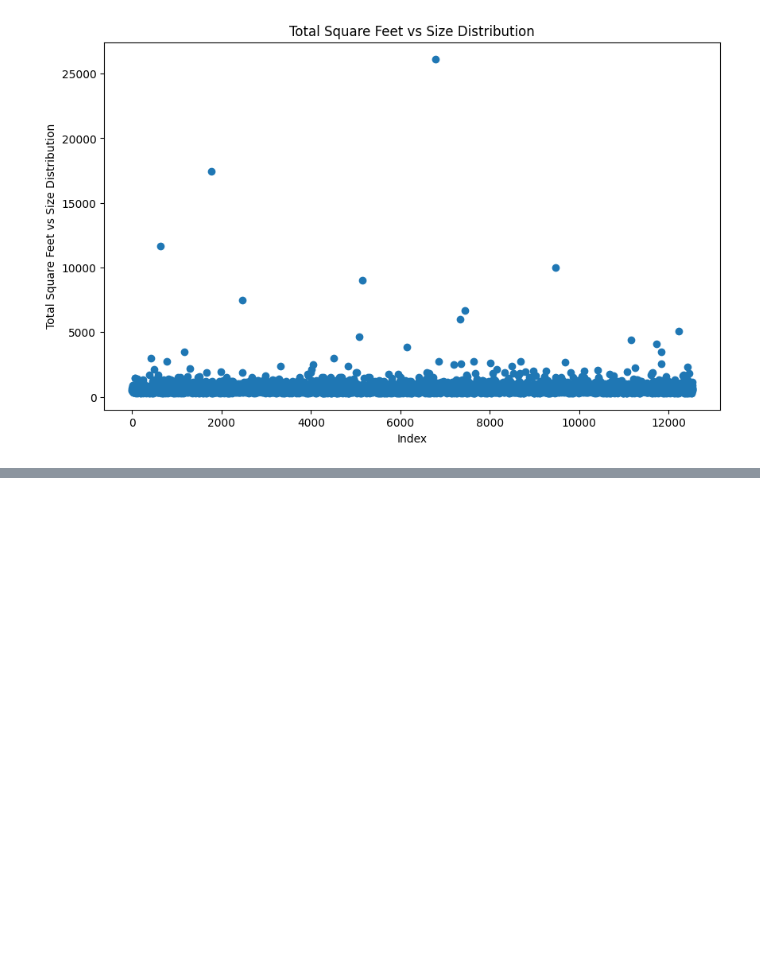
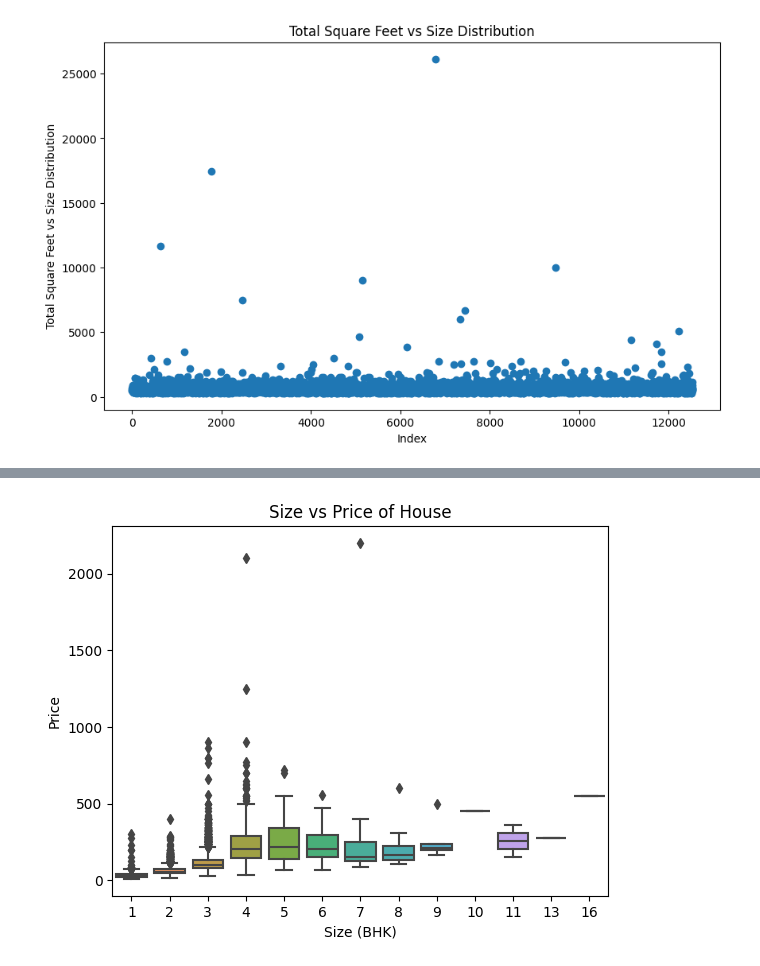
Before and after one commit to LCM-org/AML-3104-BHPP, a Jupyter notebook: main.ipynb, the cells around one changed output, grey strips where cells are left out. Cells and saved outputs as stored; diff of their text form; code cells hidden in the pictures; blank space fills up the shorter version.

```diff
--- a/main.ipynb
+++ b/main.ipynb
@@ -642,0 +672,26 @@ plt.show()
+# %%
+# Removing outliers in the 'price_per_sqft' column based on the number of bedrooms ('size')
+def remove_bhk_outliers(df):
+    exclude_indices = np.array([])
+    for location, location_df in df.groupby('location'):
+        bhk_stats = {}
+        for bhk, bhk_df in location_df.groupby('size'):
+            bhk_stats[bhk] = {
+                'mean': np.mean(bhk_df.price_per_sqft),
+                'std': np.std(bhk_df.price_per_sqft),
+                'count': bhk_df.shape[0]
+            }
+        for bhk, bhk_df in location_df.groupby('size'):
+            stats = bhk_stats.get(bhk-1)
+            if stats and stats['count'] > 5:
+                exclude_indices = np.append(exclude_indices, bhk_df[bhk_df.price_per_sqft < stats['mean']].index.values)
+    return df.drop(exclude_indices, axis='index')
+
+# Applying the remove_bhk_outliers function to the 'house' dataset
+house = remove_bhk_outliers(house)
+
+# Dropping the 'price_per_sqft' column after removing outliers
+house.drop(['price_per_sqft'], axis='columns', inplace=True)
+
+# Displaying the updated 'house' dataset
+display(house)
@@ -642,0 +750,13 @@ plt.show()
+# %%
+# Creating a boxplot for the relationship between size and price using seaborn
+sns.boxplot(x='size', y="price", data=house)
+
+# Adding axis labels and title
+plt.xlabel("Size (BHK)")
+plt.ylabel("Price")
+plt.title("Size vs Price of House")
+
+# Displaying the plot
+plt.show()
+# %% [output]
+[figure, added]
```
Also changed, not shown: parts of 7 cells of this notebook.
